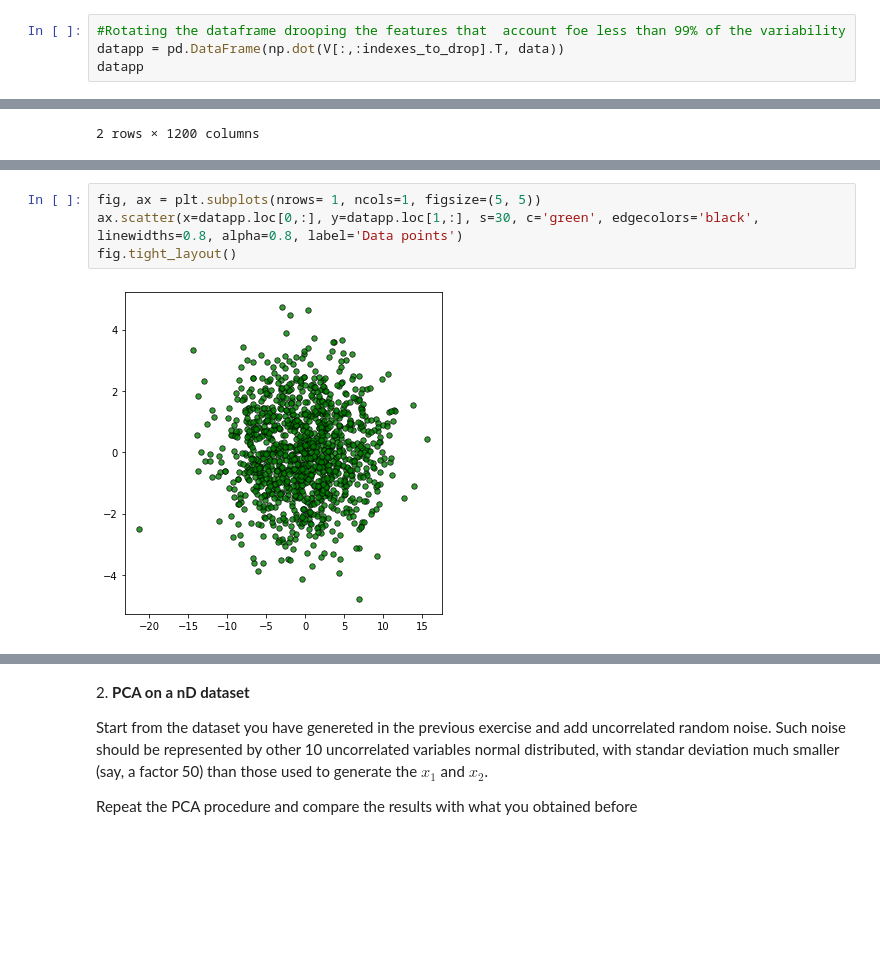
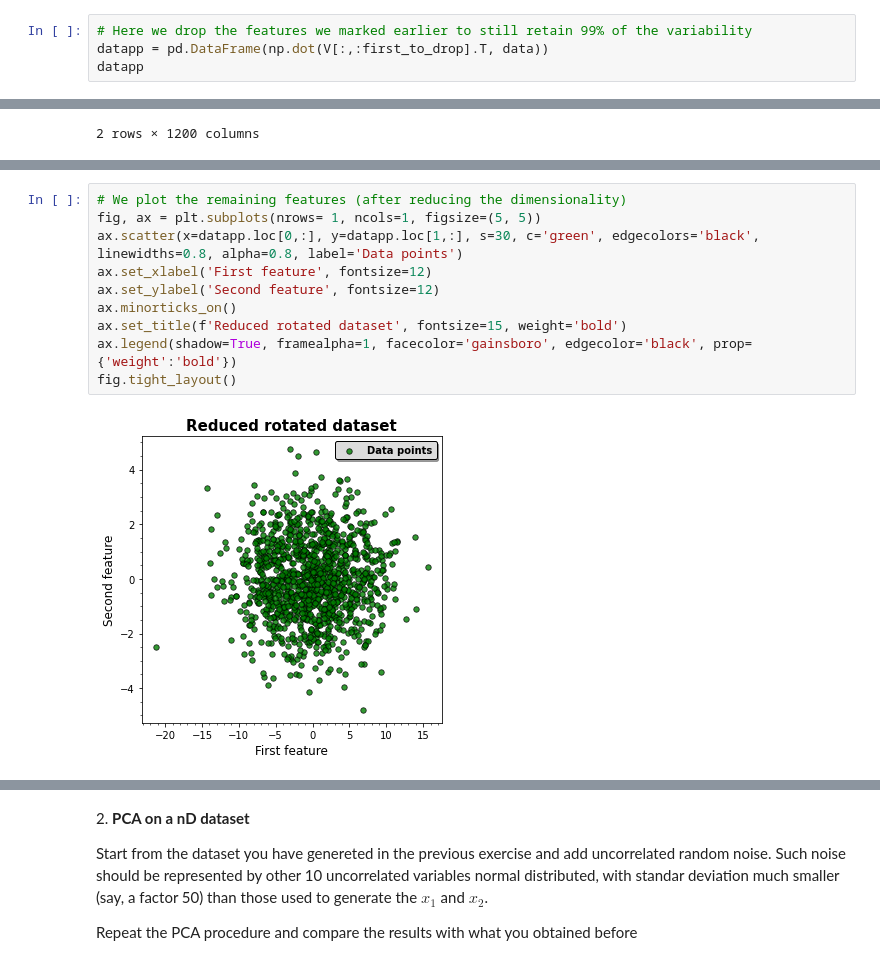
Before and after one commit to tommasoamico/LaboratoryOfComputationalPhysics_Y4, a Jupyter notebook: 07ex_LinearAlgebra.ipynb, the cells around one changed output, grey strips where cells are left out. Drawn from its saved outputs; the diff is of its cells as text; blank space fills up the shorter version.

Commit message:
Improved plots and some other minor changes

```diff
--- a/07ex_LinearAlgebra.ipynb
+++ b/07ex_LinearAlgebra.ipynb
@@ -150,8 +139,8 @@ datap
 | 2 | 1.581396e-15 | -2.707812e-15 | -1.339654e-15 | -2.688699e-15 | 1.590108e-15 | -5.845867e-16 | -1.102496e-15 | 1.608951e-15 | 5.459362e-16 | 1.270730e-15 | ... | ... |
 3 rows × 1200 columns
 # %%
-#Rotating the dataframe drooping the features that  account foe less than 99% of the variability
-datapp = pd.DataFrame(np.dot(V[:,:indexes_to_drop].T, data))
+# Here we drop the features we marked earlier to still retain 99% of the variability
+datapp = pd.DataFrame(np.dot(V[:,:first_to_drop].T, data))
 datapp
 # %% [output]
 |  | 0 | 1 | 2 | 3 | 4 | 5 | 6 | 7 | 8 | 9 | ... | ... |
@@ -180,6 +175,12 @@ fig.tight_layout()
 # %%
+# We plot the remaining features (after reducing the dimensionality)
 fig, ax = plt.subplots(nrows= 1, ncols=1, figsize=(5, 5))
 ax.scatter(x=datapp.loc[0,:], y=datapp.loc[1,:], s=30, c='green', edgecolors='black', linewidths=0.8, alpha=0.8, label='Data points')
+ax.set_xlabel('First feature', fontsize=12)
+ax.set_ylabel('Second feature', fontsize=12)
+ax.minorticks_on()
+ax.set_title(f'Reduced rotated dataset', fontsize=15, weight='bold')
+ax.legend(shadow=True, framealpha=1, facecolor='gainsboro', edgecolor='black', prop={'weight':'bold'})
 fig.tight_layout()
 # %% [output]
-[figure, old version]
+[figure, new version]
```
Also changed, not shown: parts of 17 cells of this notebook.
